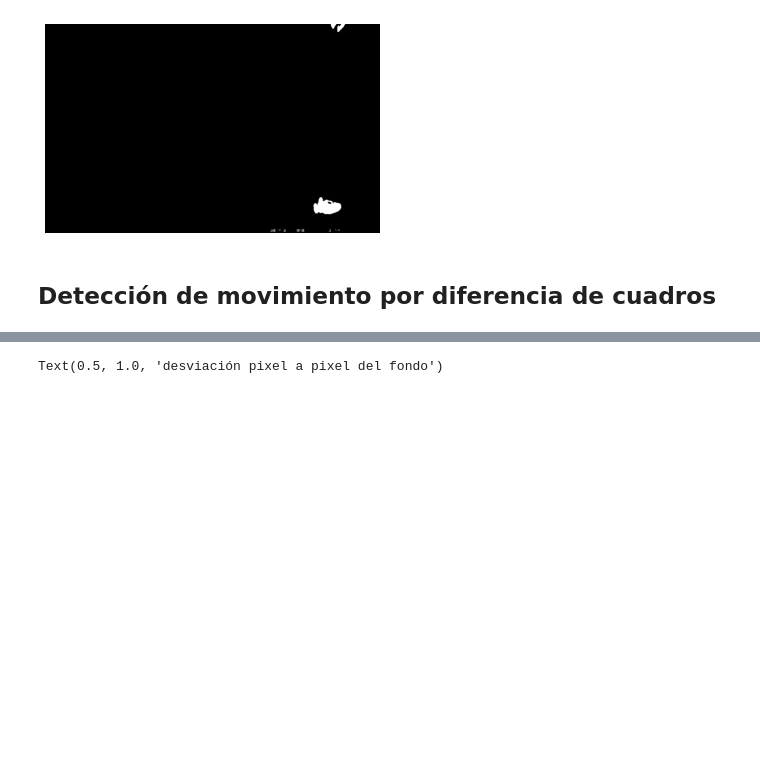
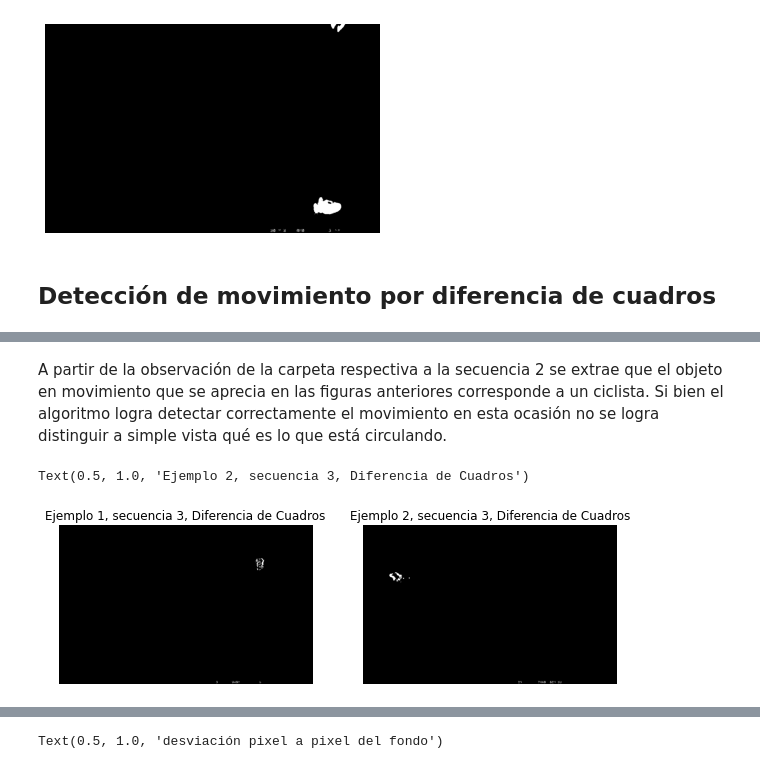
Before and after one commit to BenjaminIrarrazabal/Laboratorios_Inteligencia, a Jupyter notebook: Exp3.ipynb, the cells around one changed output, grey strips where cells are left out. Saved outputs shown, nothing was run; the diff lists cells and outputs as text; code cells hidden in the pictures; blank space fills up the shorter version.

```diff
--- a/Exp3.ipynb
+++ b/Exp3.ipynb
@@ -68,0 +134,20 @@ FDs1 = Frame_Diff2(seq1)
+# %% [markdown]
+A partir de la observación de la carpeta respectiva a la secuencia 2 se extrae que el objeto en movimiento que se aprecia en las figuras anteriores corresponde a un ciclista. Si bien el algoritmo logra detectar correctamente el movimiento en esta ocasión no se logra distinguir a simple vista qué es lo que está circulando.
+# %%
+# Para la tercera secuencia
+fig = plt.figure(figsize=(10, 10))
+rows = 1
+columns = 2
+
+fig.add_subplot(rows, columns, 1)
+plt.imshow(FDs3[75],cmap='gray')
+plt.axis('off')
+plt.title('Ejemplo 1, secuencia 3, Diferencia de Cuadros')
+
+fig.add_subplot(rows, columns, 2)
+plt.imshow(FDs3[122], cmap='gray')
+plt.axis('off')
+plt.title('Ejemplo 2, secuencia 3, Diferencia de Cuadros')
+# %% [output]
+Text(0.5, 1.0, 'Ejemplo 2, secuencia 3, Diferencia de Cuadros')
+[figure, added]
```
Also changed, not shown: parts of 14 cells of this notebook.
